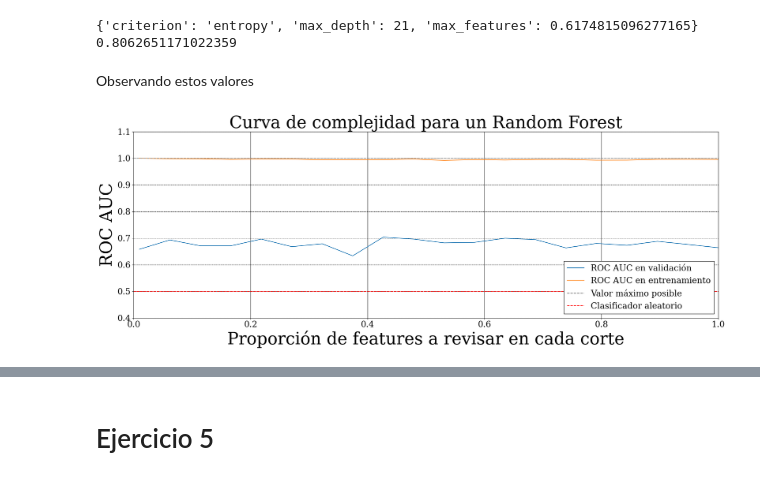
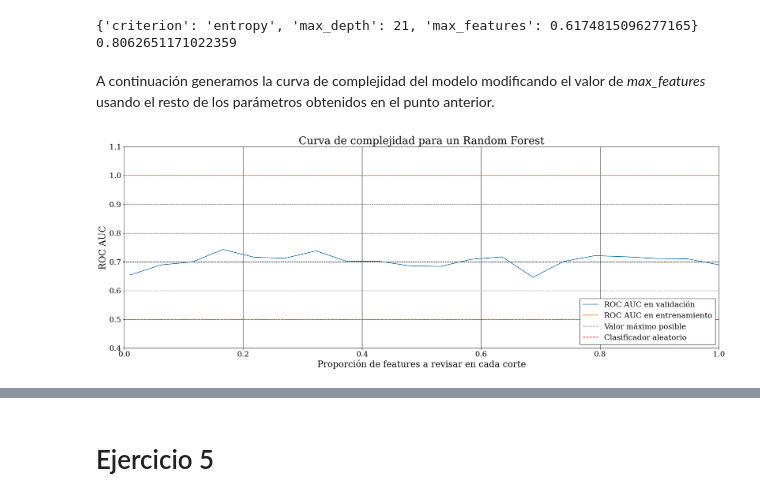
Before and after one commit to trinidadBorrell/Machine_Learning_Coursework, a Jupyter notebook: TP1_cleaned.ipynb, the cells around one changed output, grey strips where cells are left out. Cells and saved outputs as stored; diff of their text form; code cells hidden in the pictures.

```diff
--- a/TP1_cleaned.ipynb
+++ b/TP1_cleaned.ipynb
@@ -879,13 +879,13 @@ print(best_score_rf)
 # %% [output]
 {'criterion': 'entropy', 'max_depth': 21, 'max_features': 0.6174815096277165}
 0.8062651171022359
-# %% [markdown]
-Observando estos valores
+# %% [markdown]
+A continuación generamos la curva de complejidad del modelo modificando el valor de _max_features_  usando el resto de los parámetros obtenidos en el punto anterior.
 # %%
 X_train_curve, X_val_curve, y_train_curve, y_val_curve = train_test_split(X_train, y_train, train_size=0.8, stratify=y_train, random_state=43)
 
 def train_random_forest(max_features: int):
-    model = RandomForestClassifier(max_depth=3,
+    model = RandomForestClassifier(max_depth=21,
                                    max_features=max_features,
                                    n_estimators=200,
                                    criterion='entropy',
@@ -902,31 +902,31 @@ def experiment(train_model_func, params):
         model = train_model_func(i)
 
         roc_auc_val.append(
             roc_auc_score(y_val_curve, model.predict_proba(X_val_curve)[:, 1])
         )
 
         roc_auc_train.append(
             roc_auc_score(y_train_curve, model.predict_proba(X_train_curve)[:, 1])
         )
 
     return roc_auc_train, roc_auc_val
 
 max_features = np.linspace(0.01, 1, 20)
 train_roc_auc, val_roc_auc = experiment(train_random_forest, max_features)
 
 fig, ax = plt.subplots(1, 1, tight_layout=True)
 
 ax.plot(max_features, val_roc_auc, label='ROC AUC en validación')
 ax.plot(max_features, train_roc_auc, label='ROC AUC en entrenamiento')
 ax.set_ylabel("ROC AUC")
 ax.set_xlabel("Proporción de features a revisar en cada corte")
 ax.grid(ls="--", axis="y")
 ax.set_title("Curva de complejidad para un Random Forest")
 ax.set_ylim(0.4, 1.1)
 ax.axhline(1, label='Valor máximo posible', color='gray', ls='--')
 ax.axhline(0.5, label='Clasificador aleatorio', color='red', ls='--')
 ax.set_xlim(0, 1)
 ax.legend(loc='lower right', fancybox=False, edgecolor='black', framealpha=1)
 plt.show()
 # %% [output]
-[figure, old version]
+[figure, new version]
```
Also changed, not shown: parts of 15 cells of this notebook, 1 other file.
